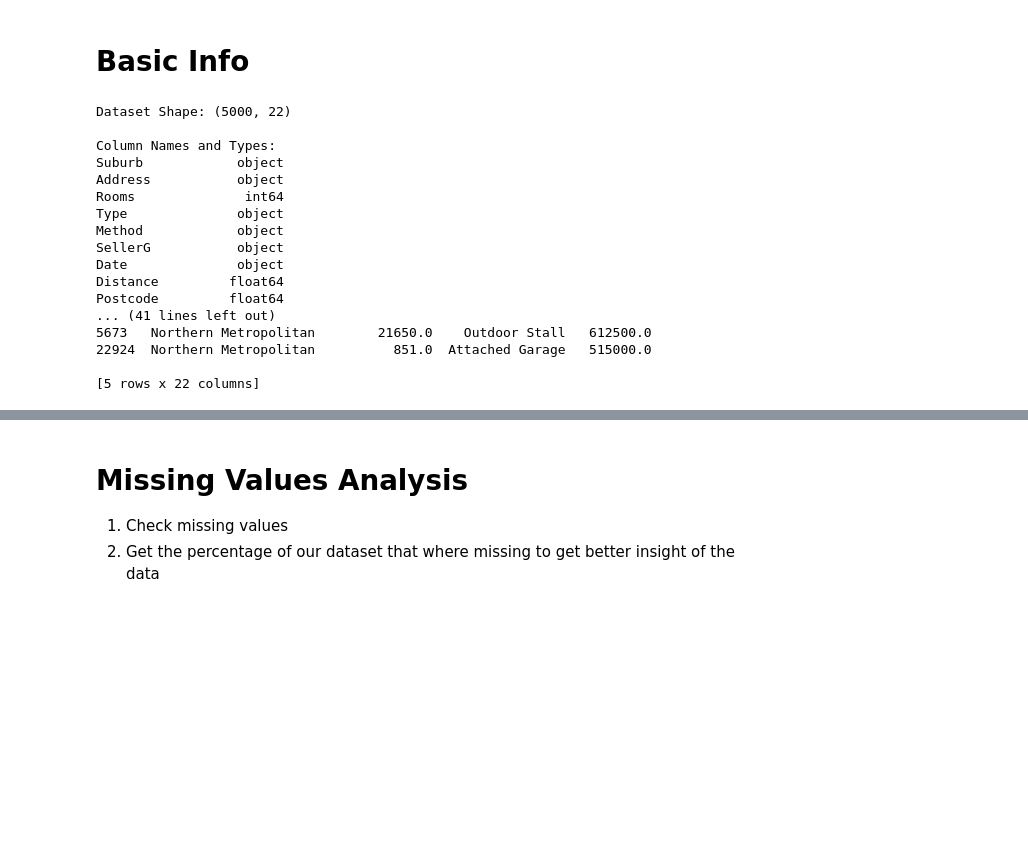
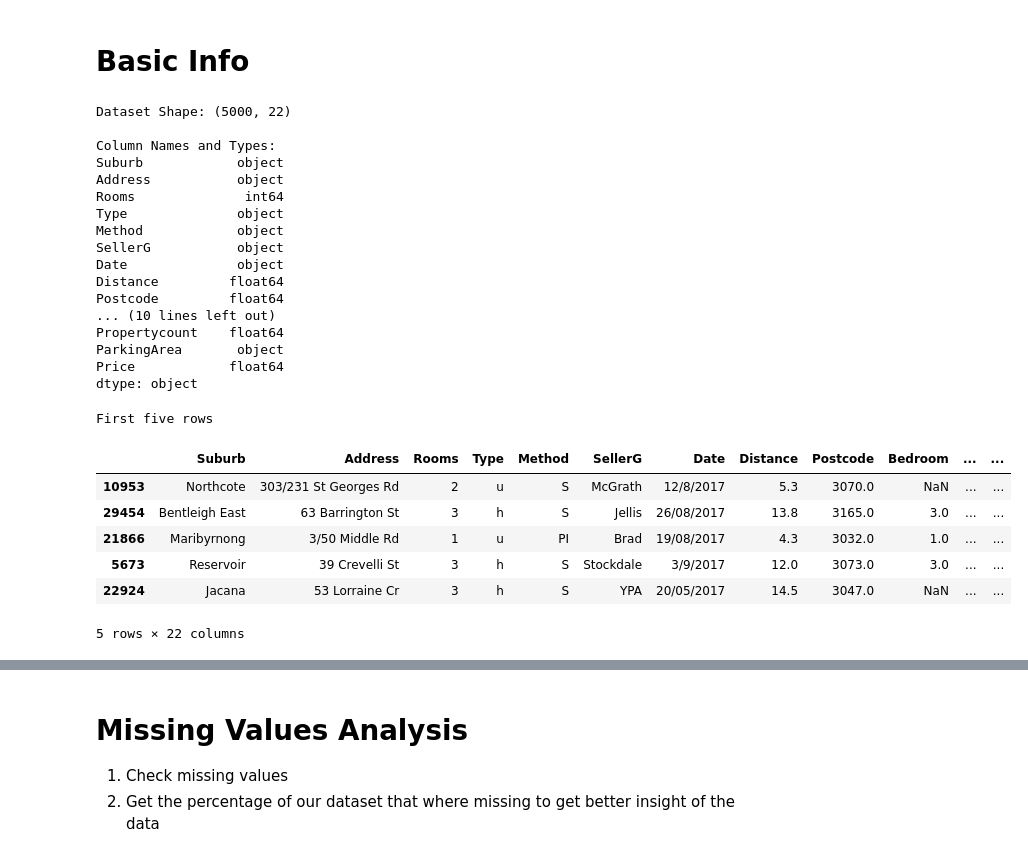
Before and after one commit to meganekarol/machine-learning-melbourne-price-prediction, a Jupyter notebook: 01_DataExploration.ipynb, the cells around one changed output, grey strips where cells are left out. Drawn from its saved outputs; the diff is of its cells as text; code cells hidden in the pictures; blank space fills up the shorter version.

```diff
--- a/01_DataExploration.ipynb
+++ b/01_DataExploration.ipynb
@@ -40,7 +66,6 @@ print(sample_df.shape)
 # %%
 print(f"\nDataset Shape: {sample_df.shape}")
 print(f"\nColumn Names and Types:\n{sample_df.dtypes}")
-print(f"\nFirst five rows:\n{sample_df.head()}")
 # %% [output]
 Dataset Shape: (5000, 22)
 
@@ -54,8 +79,8 @@ SellerG           object
 Date              object
 Distance         float64
 Postcode         float64
-... (41 lines left out)
-5673   Northern Metropolitan        21650.0    Outdoor Stall   612500.0
-22924  Northern Metropolitan          851.0  Attached Garage   515000.0
-
-[5 rows x 22 columns]
+... (10 lines left out)
+Propertycount    float64
+ParkingArea       object
+Price            float64
+dtype: object
@@ -63,0 +87,12 @@ sample_df.describe()
+# %%
+print("First five rows")
+sample_df.head()
+# %% [output]
+First five rows
+|  | Suburb | Address | Rooms | Type | Method | SellerG | Date | Distance | Postcode | Bedroom | ... | ... |
+| 10953 | Northcote | 303/231 St Georges Rd | 2 | u | S | McGrath | 12/8/2017 | 5.3 | 3070.0 | NaN | ... | ... |
+| 29454 | Bentleigh East | 63 Barrington St | 3 | h | S | Jellis | 26/08/2017 | 13.8 | 3165.0 | 3.0 | ... | ... |
+| 21866 | Maribyrnong | 3/50 Middle Rd | 1 | u | PI | Brad | 19/08/2017 | 4.3 | 3032.0 | 1.0 | ... | ... |
+| 5673 | Reservoir | 39 Crevelli St | 3 | h | S | Stockdale | 3/9/2017 | 12.0 | 3073.0 | 3.0 | ... | ... |
+| 22924 | Jacana | 53 Lorraine Cr | 3 | h | S | YPA | 20/05/2017 | 14.5 | 3047.0 | NaN | ... | ... |
+5 rows × 22 columns
```
Also changed, not shown: parts of 7 cells of this notebook, 8 other files.
